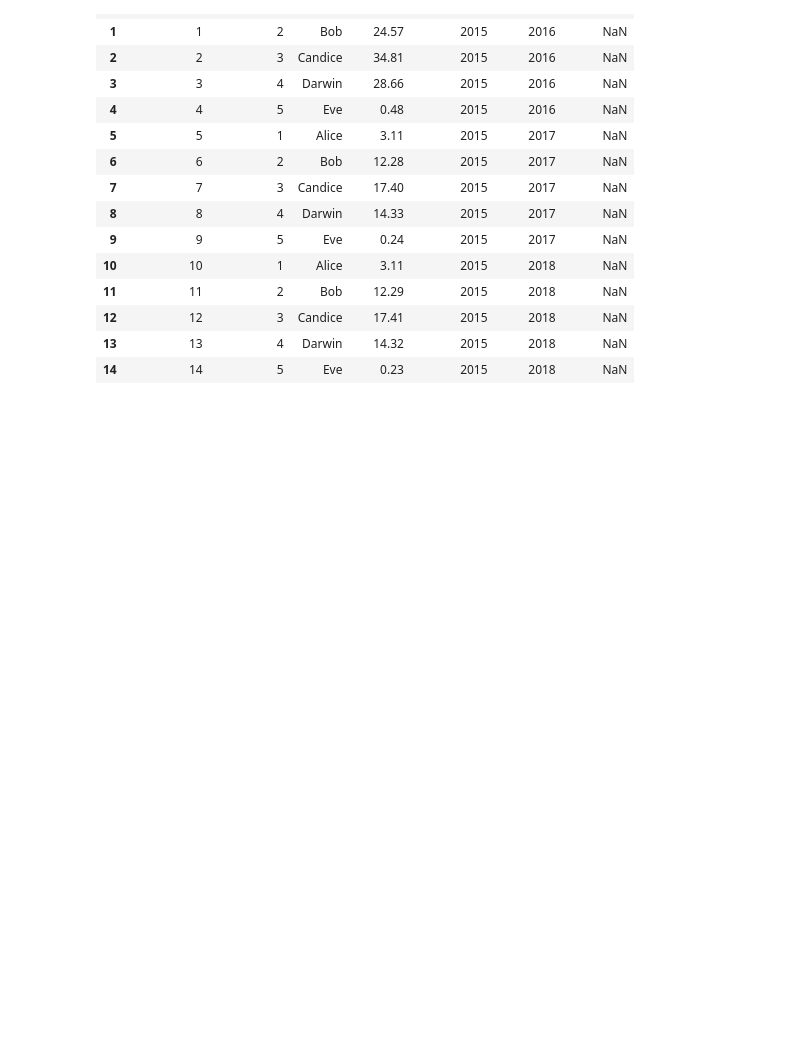
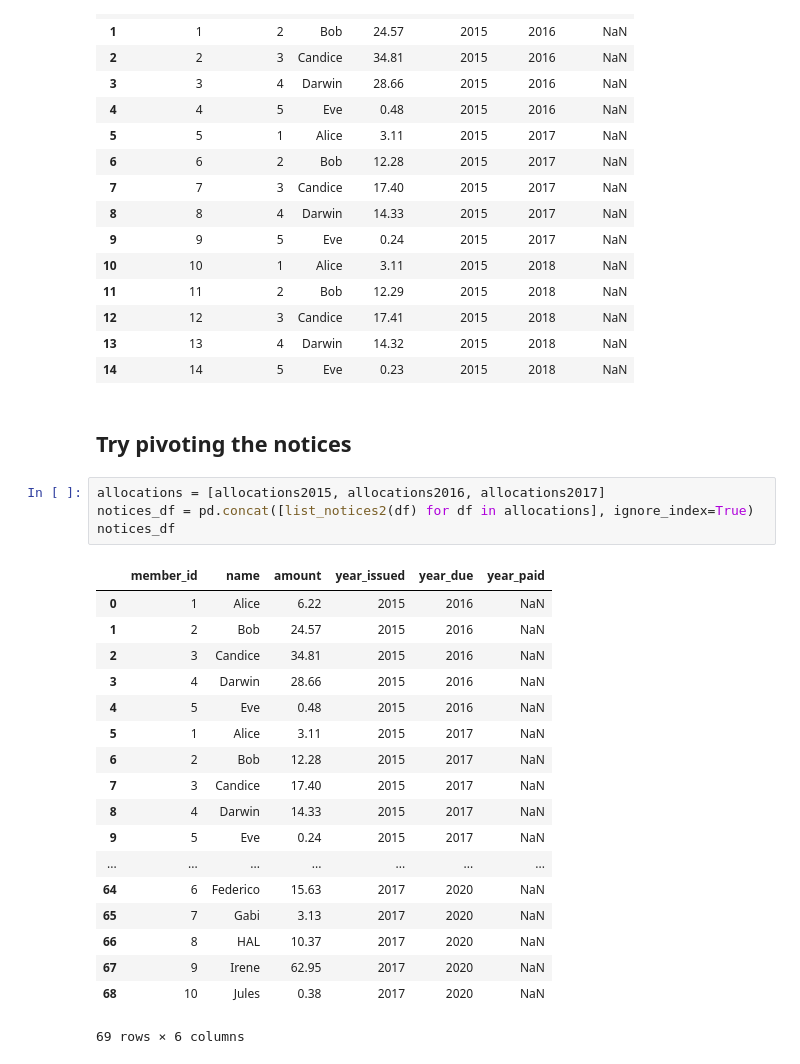
Before and after one commit to NathanielBlairStahn/sscofi, a Jupyter notebook: 05_sscofi_notices.ipynb, the cells around one changed output. Drawn from its saved outputs; the diff is of its cells as text; blank space fills up the shorter version.

```diff
--- a/05_sscofi_notices.ipynb
+++ b/05_sscofi_notices.ipynb
@@ -873,3 +881,28 @@ pd.read_csv('fake-notices-2015.csv')
 | 12 | 12 | 3 | Candice | 17.41 | 2015 | 2018 | NaN |
 | 13 | 13 | 4 | Darwin | 14.32 | 2015 | 2018 | NaN |
 | 14 | 14 | 5 | Eve | 0.23 | 2015 | 2018 | NaN |
+# %% [markdown]
+## Try pivoting the notices
+# %%
+allocations = [allocations2015, allocations2016, allocations2017]
+notices_df = pd.concat([list_notices2(df) for df in allocations], ignore_index=True)
+notices_df
+# %% [output]
+|  | member_id | name | amount | year_issued | year_due | year_paid |
+| 0 | 1 | Alice | 6.22 | 2015 | 2016 | NaN |
+| 1 | 2 | Bob | 24.57 | 2015 | 2016 | NaN |
+| 2 | 3 | Candice | 34.81 | 2015 | 2016 | NaN |
+| 3 | 4 | Darwin | 28.66 | 2015 | 2016 | NaN |
+| 4 | 5 | Eve | 0.48 | 2015 | 2016 | NaN |
+| 5 | 1 | Alice | 3.11 | 2015 | 2017 | NaN |
+| 6 | 2 | Bob | 12.28 | 2015 | 2017 | NaN |
+| 7 | 3 | Candice | 17.40 | 2015 | 2017 | NaN |
+| 8 | 4 | Darwin | 14.33 | 2015 | 2017 | NaN |
+| 9 | 5 | Eve | 0.24 | 2015 | 2017 | NaN |
+| ... | ... | ... | ... | ... | ... | ... |
+| 64 | 6 | Federico | 15.63 | 2017 | 2020 | NaN |
+| 65 | 7 | Gabi | 3.13 | 2017 | 2020 | NaN |
+| 66 | 8 | HAL | 10.37 | 2017 | 2020 | NaN |
+| 67 | 9 | Irene | 62.95 | 2017 | 2020 | NaN |
+| 68 | 10 | Jules | 0.38 | 2017 | 2020 | NaN |
+69 rows × 6 columns
```
Also changed, not shown: parts of 12 cells of this notebook.
